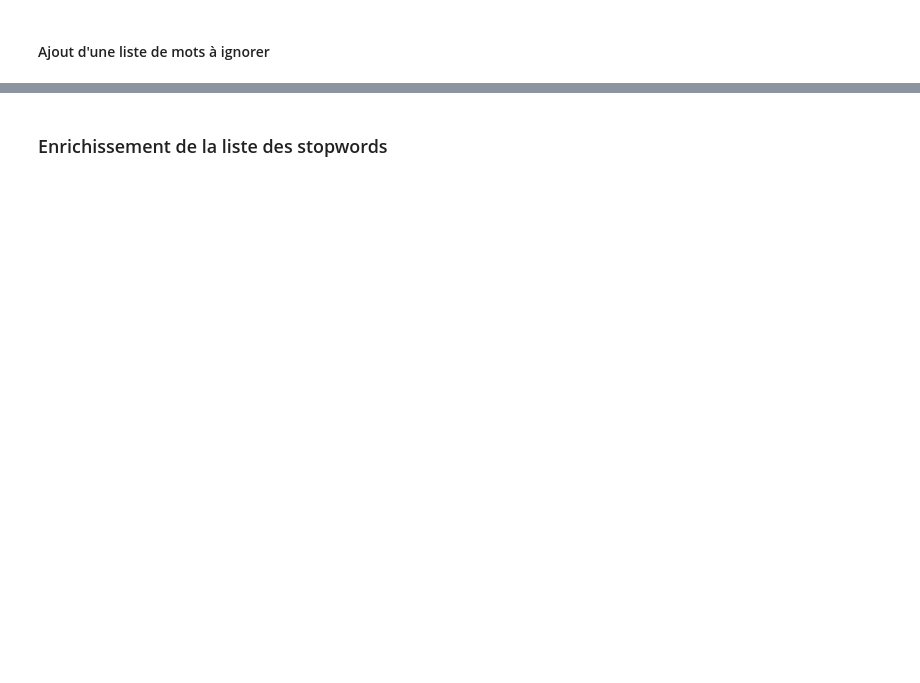
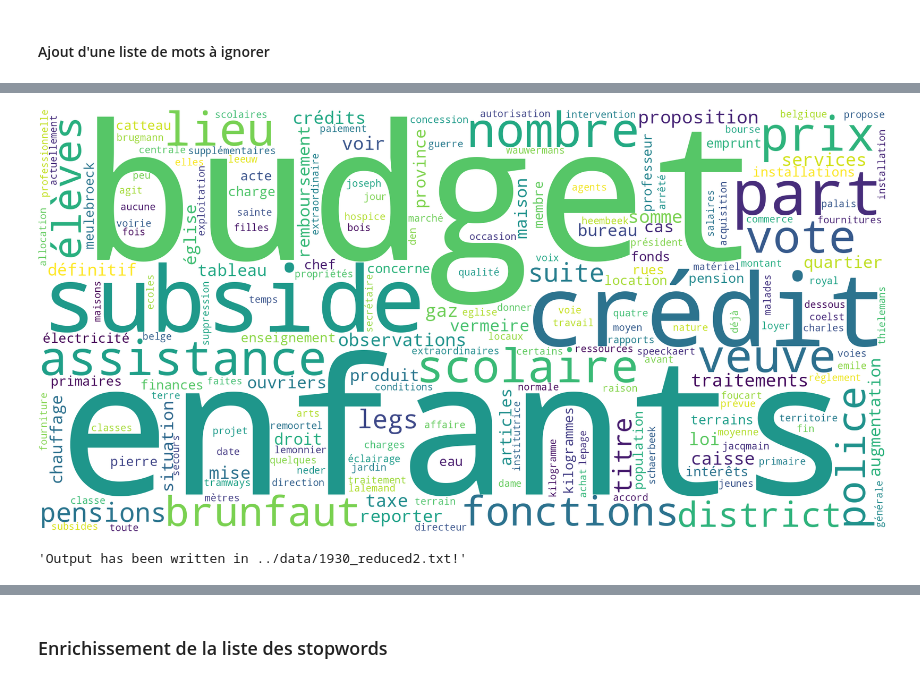
Before and after one commit to valerianebxl/tac, a Jupyter notebook: tp2/tp2.ipynb, the cells around one changed output, grey strips where cells are left out. Drawn from its saved outputs; the diff is of its cells as text; code cells hidden in the pictures; blank space fills up the shorter version.

```diff
--- a/tp2/tp2.ipynb
+++ b/tp2/tp2.ipynb
@@ -322,0 +434,9 @@ print(sorted(sw))
+# %%
+text_reduced = open(os.path.join(f'../data/{selected_year}_reduced.txt'), 'r').read()
+frequencies = Counter(text_reduced.split())
+# %%
+cloud = WordCloud(width=2000, height=1000, background_color='white').generate_from_frequencies(frequencies)
+cloud.to_file(os.path.join(f"../data/{selected_year}.png"))
+Image(filename=os.path.join(f"../data/{selected_year}.png"))
+# %% [output]
+[figure, added]
@@ -322,0 +457,4 @@ print(sorted(sw))
+# %%
+reduced_text(selected_year)
+# %% [output]
+'Output has been written in ../data/1930_reduced2.txt!'
```
Also changed, not shown: parts of 64 cells of this notebook, 1 other file.
